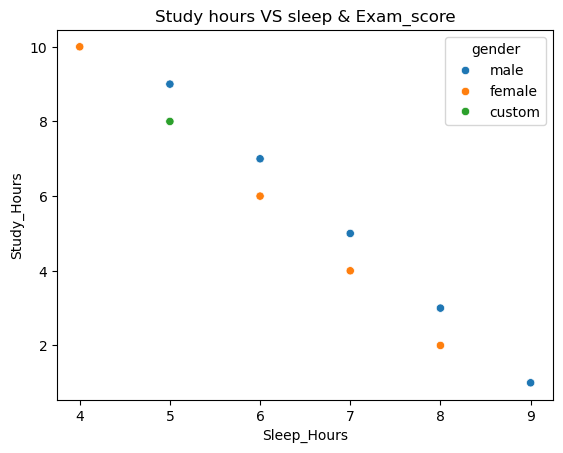
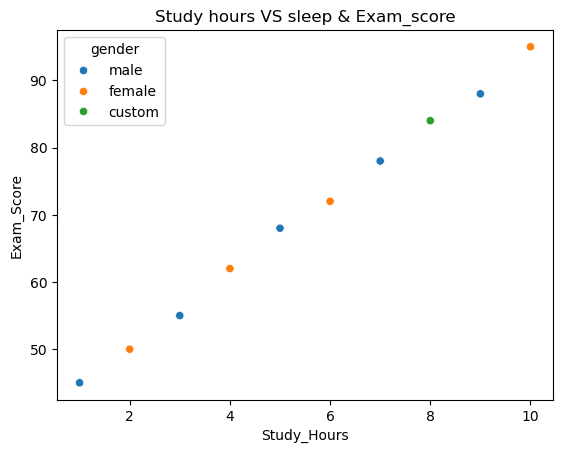
The notebook cell's code change between the first figure and the second:
--- before
+++ after
@@ -7,8 +7,8 @@
     "Exam_Score": [45, 50, 55, 62, 68, 72, 78, 84, 88, 95],
     "Sleep_Hours": [9, 8, 8, 7, 7, 6, 6, 5, 5, 4],
-    "gender": ["male", "female","male", "female","male", "female","male", "custom","male", "female"]
+    "gender": ["male", "female", "male", "female", "male", "female", "male", "custom", "male", "female"]
 })
 
 plt.title("Study hours VS sleep & Exam_score")
-sns.scatterplot(x=df.Sleep_Hours, y=df.Study_Hours, hue=df.gender)
+sns.scatterplot(x=df.Study_Hours, y=df.Exam_Score, hue=df.gender)
 # sns.regplot(x=df.Sleep_Hours, y=df.Exam_Score)

Commit: refactor